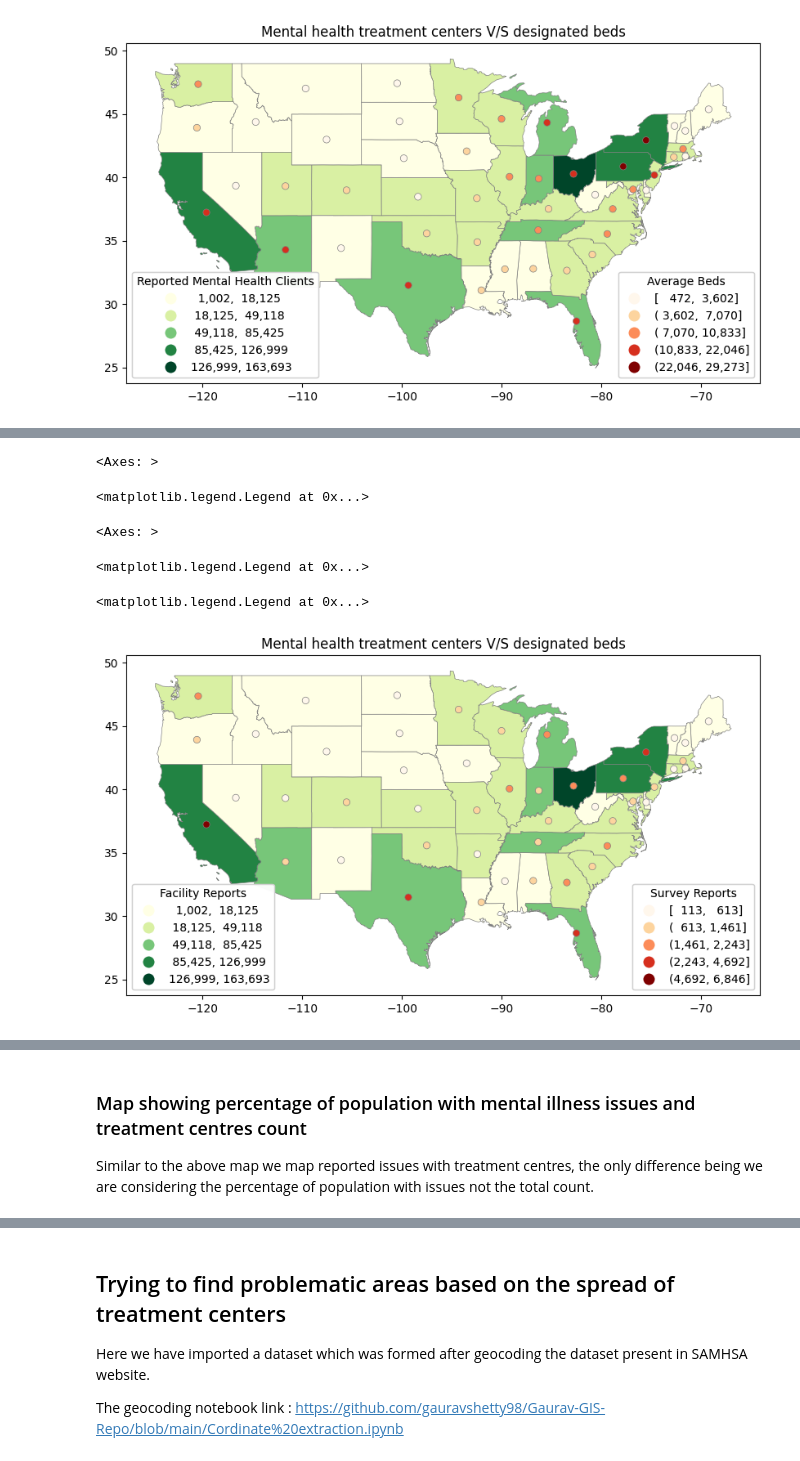
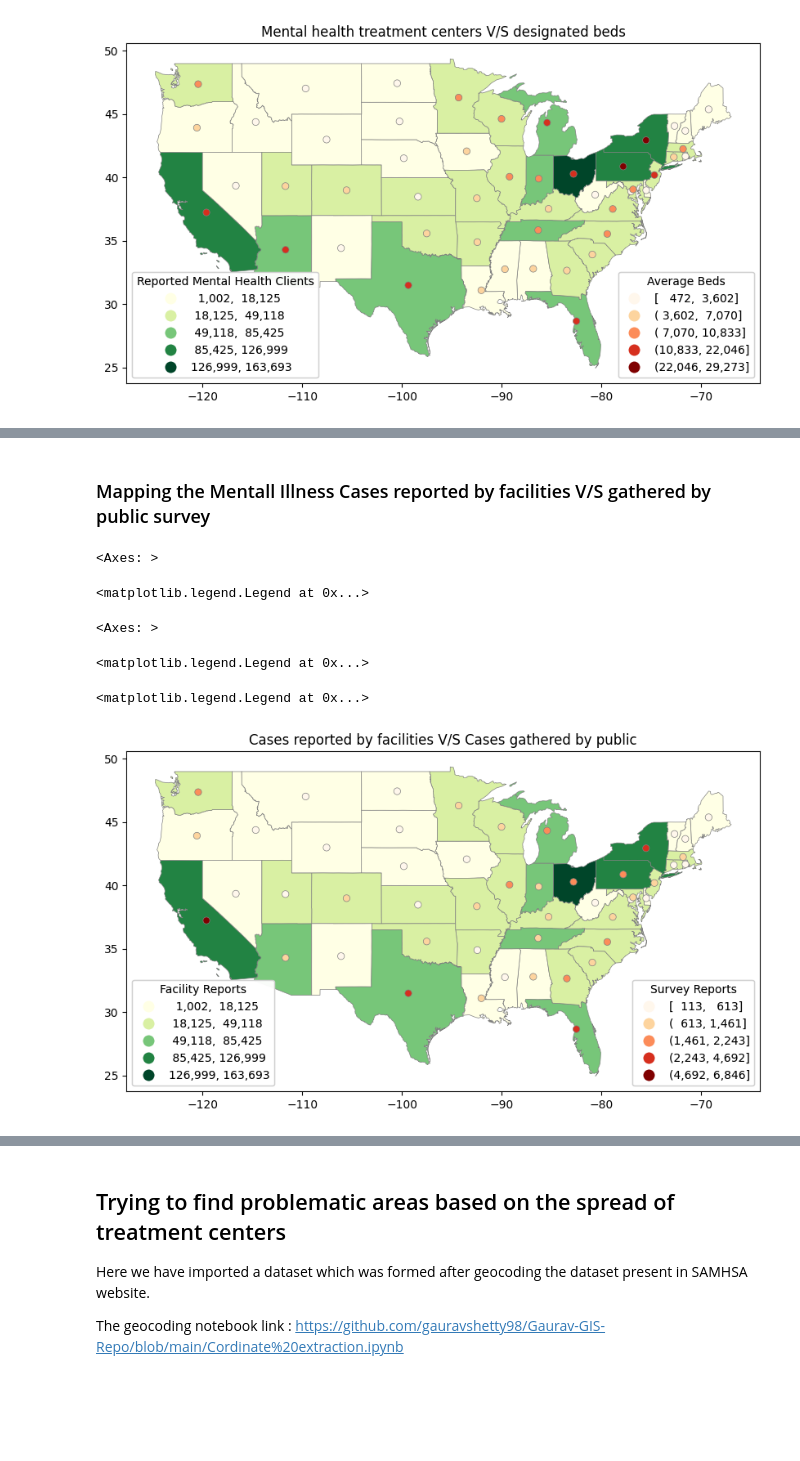
Before and after one commit to gauravshetty98/Analyzing-Statewise-Substance-Abuse-And-Its-Correalation, a Jupyter notebook: map_ps0.ipynb, the cells around one changed output, grey strips where cells are left out. Cells and saved outputs as stored; diff of their text form; code cells hidden in the pictures; blank space fills up the shorter version.

```diff
--- a/map_ps0.ipynb
+++ b/map_ps0.ipynb
@@ -1039,39 +1094,41 @@ fig = px.scatter(mh_clients_df, x="Total Clients MH", y="Total Beds MH", hover_d
 fig.show()
 # %% [output]
 [interactive output not drawn]
+# %% [markdown]
+### Mapping the Mentall Illness Cases reported by facilities V/S gathered by public survey
 # %%
 fig, ax = plt.subplots(1,1, figsize=(10,20))
 
 
 mh_clients_df.plot(ax= ax,column='Total Clients MH',legend=True,cmap='YlGn',scheme='natural_breaks',k=5, edgecolor='grey',
               linewidth=0.5,legend_kwds= {"fmt": "{:,.0f}","loc":"lower left"})
 l1 = ax.get_legend()
 l1.set_title('Facility Reports')
 ax.add_artist(l1)
 
 mh_clients_centr.plot(ax = ax,column='18+',legend=True,cmap='OrRd',scheme='natural_breaks',k=5, edgecolor='grey',
              linewidth=0.5,legend_kwds= {"fmt": "{:,.0f}", "interval": True,"loc":"lower right"})
 l2 = ax.get_legend()
 l2.set_title('Survey Reports')
 ax.add_artist(l2)
 
 #potrisk_map.plot(ax = ax,edgecolor='purple',linewidth=2, facecolor="none",alpha=0.4,hatch='...')
 #
 potrisk_patch = mpatches.Patch(edgecolor='purple', facecolor='none',
                      hatch='...', label=r'Areas with potential risk')
 #l3=plt.legend(handles=[potrisk_patch],loc='upper right')
 
-ax.title.set_text('Mental health treatment centers V/S designated beds')
+ax.title.set_text('Cases reported by facilities V/S Cases gathered by public')
 
 ax.add_artist(l1)
 #ax.add_artist(l3)
 
 plt.show()
 # %% [output]
 <Axes: >
 <matplotlib.legend.Legend at 0x...>
 <Axes: >
 <matplotlib.legend.Legend at 0x...>
 <matplotlib.legend.Legend at 0x...>
-[figure, old version]
+[figure, new version]
 # %%
@@ -1083,7 +1140,3 @@ fig = px.scatter(mh_clients_df, x="18+", y="Total Clients MH", hover_data = ['St
 fig.show()
 # %% [output]
 [interactive output not drawn]
-# %% [markdown]
-### Map showing percentage of population with mental illness issues and treatment centres count
-
-Similar to the above map we map reported issues with treatment centres, the only difference being we are considering the percentage of population with issues not the total count.
```
Also changed, not shown: parts of 29 cells of this notebook.
